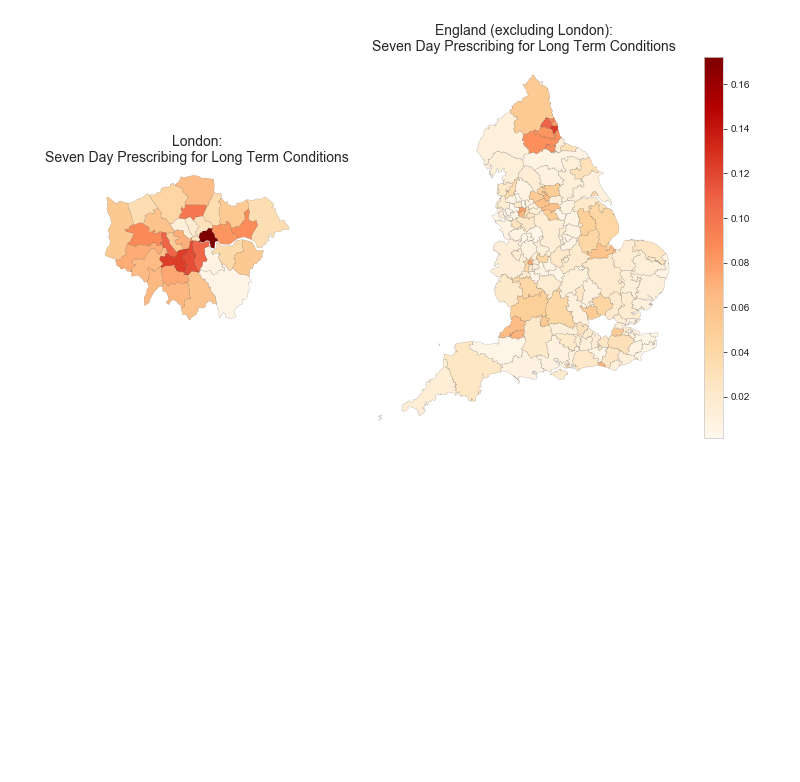
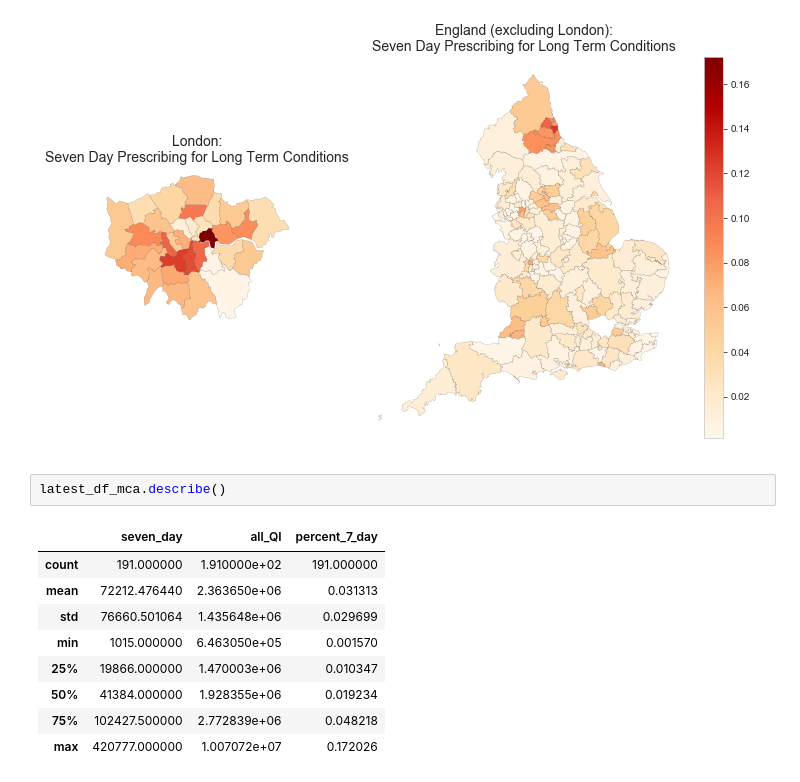
Before and after one commit to ebmdatalab/jupyter-notebooks, a Jupyter notebook: new_measures/Seven Day Prescribing for Long Term Conditions/Seven Day Prescribing for Long Term Conditions.ipynb, the cells around one changed output. Drawn from its saved outputs; the diff is of its cells as text; blank space fills up the shorter version.

```diff
--- a/new_measures/Seven Day Prescribing for Long Term Conditions/Seven Day Prescribing for Long Term Conditions.ipynb
+++ b/new_measures/Seven Day Prescribing for Long Term Conditions/Seven Day Prescribing for Long Term Conditions.ipynb
@@ -159,3 +159,15 @@ plt = maps.ccg_map(latest_df_mca, title="Seven Day Prescribing for Long Term Con
 plt.show()
 # %% [output]
 [figure]
+# %%
+latest_df_mca.describe()
+# %% [output]
+|  | seven_day | all_QI | percent_7_day |
+| count | 191.000000 | 1.910000e+02 | 191.000000 |
+| mean | 72212.476440 | 2.363650e+06 | 0.031313 |
+| std | 76660.501064 | 1.435648e+06 | 0.029699 |
+| min | 1015.000000 | 6.463050e+05 | 0.001570 |
+| 25% | 19866.000000 | 1.470003e+06 | 0.010347 |
+| 50% | 41384.000000 | 1.928355e+06 | 0.019234 |
+| 75% | 102427.500000 | 2.772839e+06 | 0.048218 |
+| max | 420777.000000 | 1.007072e+07 | 0.172026 |
```
Also changed, not shown: parts of 2 cells of this notebook.
